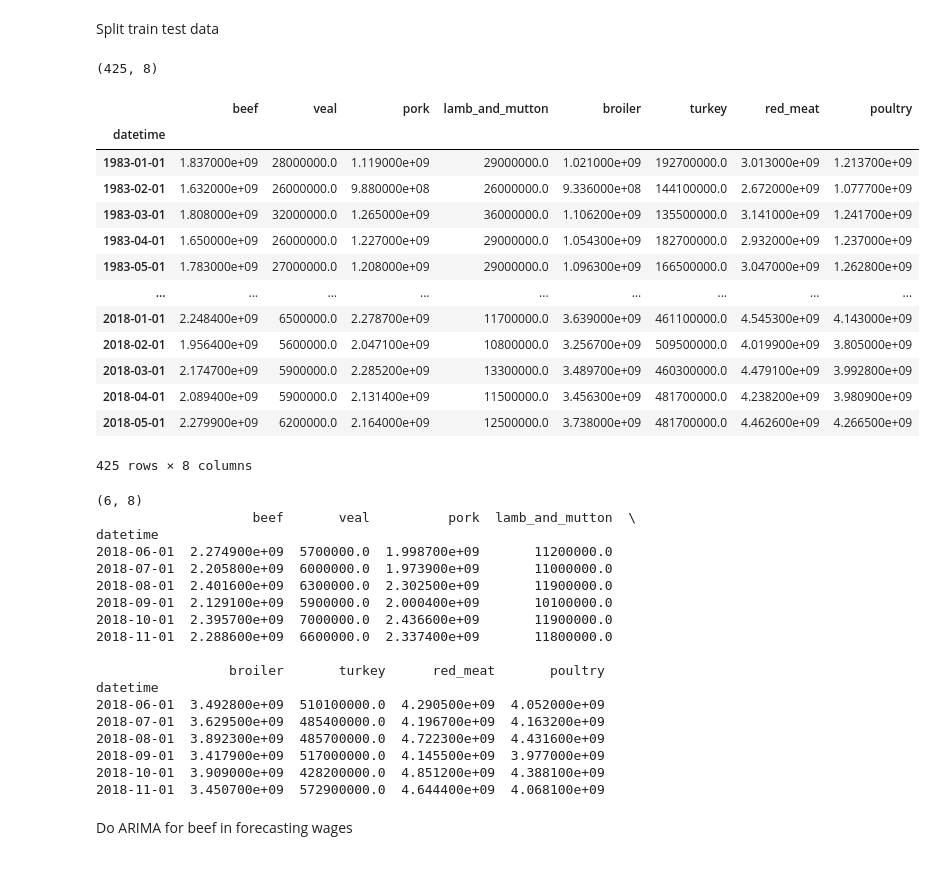
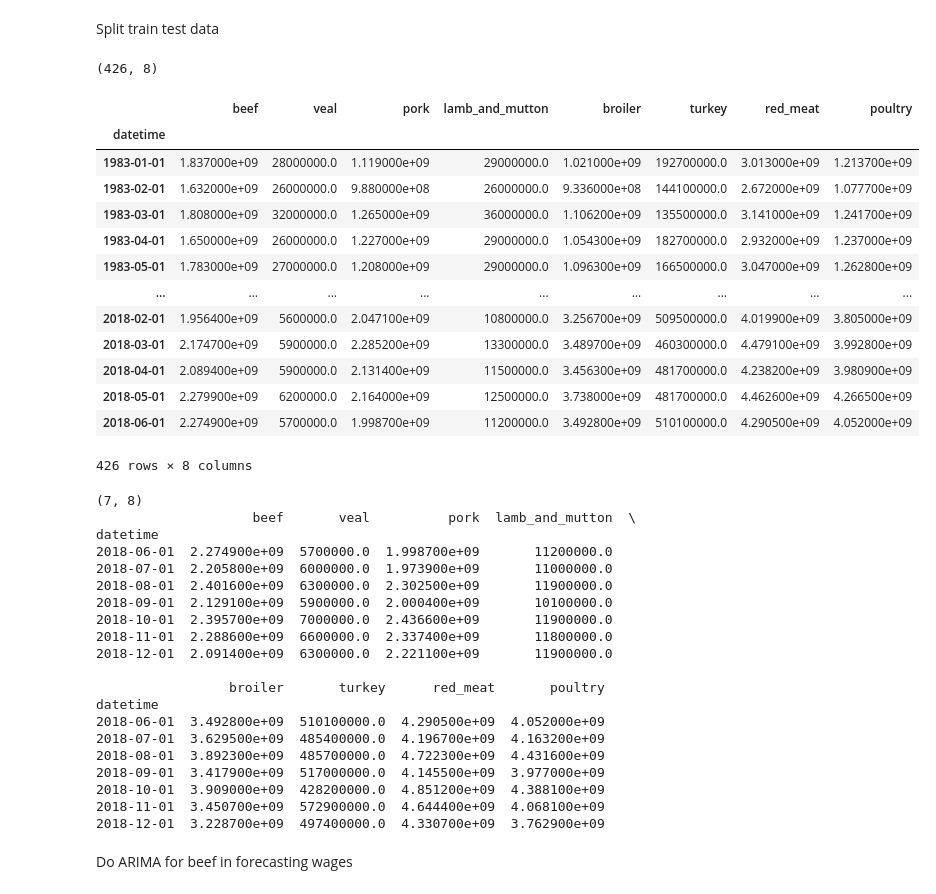
Before and after one commit to SAT-Enjoyers/citadel-datathon, a Jupyter notebook: eda/sarimax_meat.ipynb, the cells around one changed output. Saved outputs shown, nothing was run; the diff lists cells and outputs as text; code cells hidden in the pictures.

```diff
--- a/eda/sarimax_meat.ipynb
+++ b/eda/sarimax_meat.ipynb
@@ -162,39 +162,39 @@ Split train test data
 # %%
 LEARN_TO_YEAR = 2018
 LEARN_FROM = date(1900, 1, 1)
 LEARN_TO = date(LEARN_TO_YEAR, 6, 1)
-train_df = df_subject1[(df_subject1['datetime'].dt.date >= LEARN_FROM) & (df_subject1['datetime'].dt.date < LEARN_TO)]
+train_df = df_subject1[(df_subject1['datetime'].dt.date >= LEARN_FROM) & (df_subject1['datetime'].dt.date <= LEARN_TO)]
 train_df = train_df.set_index('datetime')
 train_df = train_df.asfreq('MS')
 print(train_df.shape)
 train_df
 # %% [output]
-(425, 8)
+(426, 8)
 |  | beef | veal | pork | lamb_and_mutton | broiler | turkey | red_meat | poultry |
 | datetime |  |  |  |  |  |  |  |  |
 | 1983-01-01 | 1.837000e+09 | 28000000.0 | 1.119000e+09 | 29000000.0 | 1.021000e+09 | 192700000.0 | 3.013000e+09 | 1.213700e+09 |
 | 1983-02-01 | 1.632000e+09 | 26000000.0 | 9.880000e+08 | 26000000.0 | 9.336000e+08 | 144100000.0 | 2.672000e+09 | 1.077700e+09 |
 | 1983-03-01 | 1.808000e+09 | 32000000.0 | 1.265000e+09 | 36000000.0 | 1.106200e+09 | 135500000.0 | 3.141000e+09 | 1.241700e+09 |
 | 1983-04-01 | 1.650000e+09 | 26000000.0 | 1.227000e+09 | 29000000.0 | 1.054300e+09 | 182700000.0 | 2.932000e+09 | 1.237000e+09 |
 | 1983-05-01 | 1.783000e+09 | 27000000.0 | 1.208000e+09 | 29000000.0 | 1.096300e+09 | 166500000.0 | 3.047000e+09 | 1.262800e+09 |
 | ... | ... | ... | ... | ... | ... | ... | ... | ... |
-| 2018-01-01 | 2.248400e+09 | 6500000.0 | 2.278700e+09 | 11700000.0 | 3.639000e+09 | 461100000.0 | 4.545300e+09 | 4.143000e+09 |
 | 2018-02-01 | 1.956400e+09 | 5600000.0 | 2.047100e+09 | 10800000.0 | 3.256700e+09 | 509500000.0 | 4.019900e+09 | 3.805000e+09 |
 | 2018-03-01 | 2.174700e+09 | 5900000.0 | 2.285200e+09 | 13300000.0 | 3.489700e+09 | 460300000.0 | 4.479100e+09 | 3.992800e+09 |
 | 2018-04-01 | 2.089400e+09 | 5900000.0 | 2.131400e+09 | 11500000.0 | 3.456300e+09 | 481700000.0 | 4.238200e+09 | 3.980900e+09 |
 | 2018-05-01 | 2.279900e+09 | 6200000.0 | 2.164000e+09 | 12500000.0 | 3.738000e+09 | 481700000.0 | 4.462600e+09 | 4.266500e+09 |
+| 2018-06-01 | 2.274900e+09 | 5700000.0 | 1.998700e+09 | 11200000.0 | 3.492800e+09 | 510100000.0 | 4.290500e+09 | 4.052000e+09 |
-425 rows × 8 columns
+426 rows × 8 columns
 # %%
 TEST_FROM = date(2018, 6, 1)
 TEST_TO = date(2018, 12, 1)
-test_df = df_subject1[(df_subject1['datetime'].dt.date >= TEST_FROM) & (df_subject1['datetime'].dt.date < TEST_TO)]
+test_df = df_subject1[(df_subject1['datetime'].dt.date >= TEST_FROM) & (df_subject1['datetime'].dt.date <= TEST_TO)]
 test_df = test_df.reset_index(drop=True)
 test_df = test_df.set_index('datetime')
 test_df = test_df.asfreq('MS')
 print(test_df.shape)
 print(test_df)
 # %% [output]
-(6, 8)
+(7, 8)
                     beef       veal          pork  lamb_and_mutton  \
 datetime
 2018-06-01  2.274900e+09  5700000.0  1.998700e+09       11200000.0
@@ -203,6 +203,7 @@ datetime
 2018-09-01  2.129100e+09  5900000.0  2.000400e+09       10100000.0
 2018-10-01  2.395700e+09  7000000.0  2.436600e+09       11900000.0
 2018-11-01  2.288600e+09  6600000.0  2.337400e+09       11800000.0
+2018-12-01  2.091400e+09  6300000.0  2.221100e+09       11900000.0
 
                  broiler       turkey      red_meat       poultry
 datetime
@@ -212,6 +213,7 @@ datetime
 2018-09-01  3.417900e+09  517000000.0  4.145500e+09  3.977000e+09
 2018-10-01  3.909000e+09  428200000.0  4.851200e+09  4.388100e+09
 2018-11-01  3.450700e+09  572900000.0  4.644400e+09  4.068100e+09
+2018-12-01  3.228700e+09  497400000.0  4.330700e+09  3.762900e+09
 # %% [markdown]
 Do ARIMA for beef in forecasting wages
 # %%
```
Also changed, not shown: parts of 4 cells of this notebook, 3 other files.
